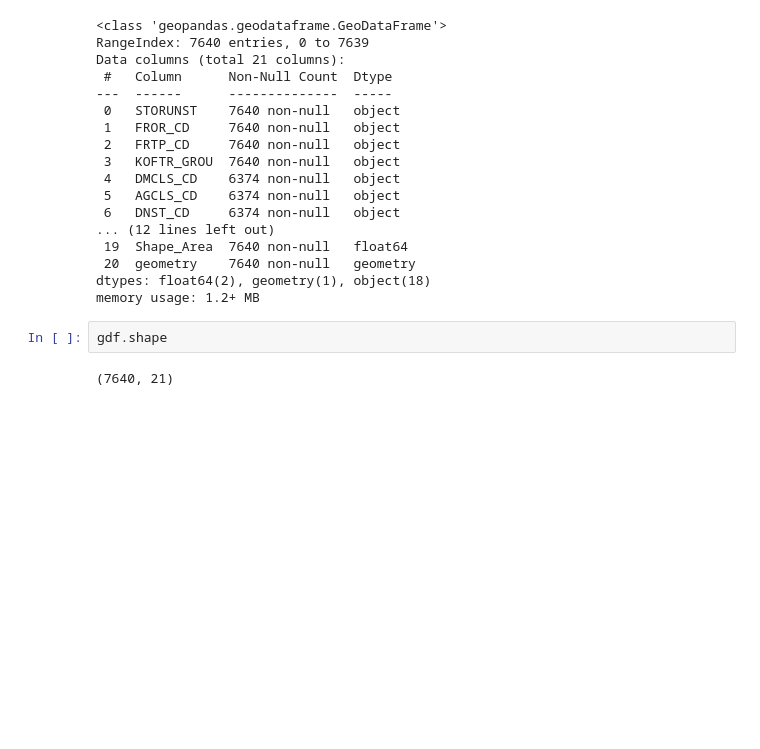
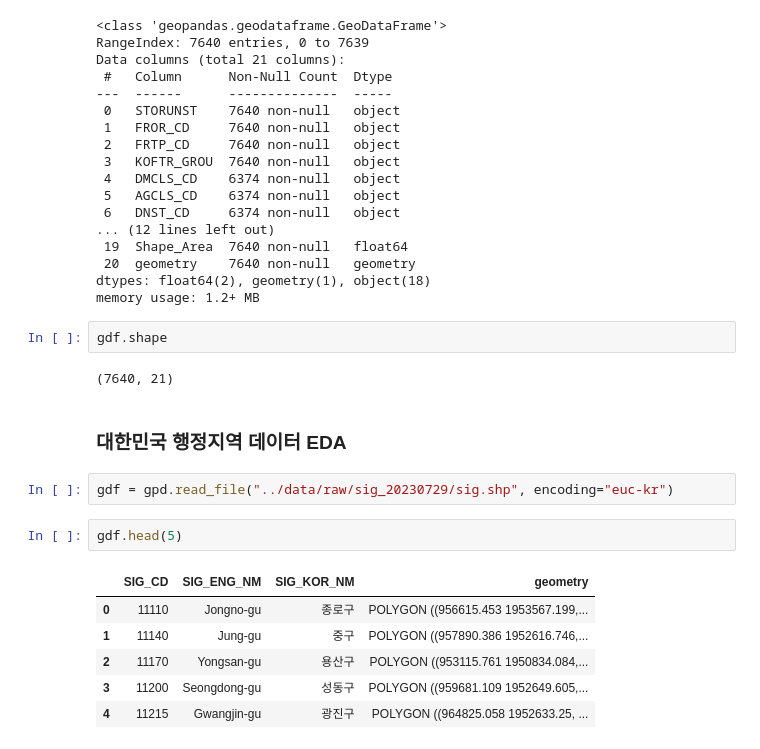
Before and after one commit to ta3wook/type2fire, a Jupyter notebook: notebooks/01_EDA.ipynb, the cells around one changed output. Cells and saved outputs as stored; diff of their text form; blank space fills up the shorter version.

```diff
--- a/notebooks/01_EDA.ipynb
+++ b/notebooks/01_EDA.ipynb
@@ -75,3 +77,16 @@ memory usage: 1.2+ MB
 gdf.shape
 # %% [output]
 (7640, 21)
+# %% [markdown]
+### 대한민국 행정지역 데이터 EDA
+# %%
+gdf = gpd.read_file("../data/raw/sig_20230729/sig.shp", encoding="euc-kr")
+# %%
+gdf.head(5)
+# %% [output]
+|  | SIG_CD | SIG_ENG_NM | SIG_KOR_NM | geometry |
+| 0 | 11110 | Jongno-gu | 종로구 | POLYGON ((956615.453 1953567.199,... |
+| 1 | 11140 | Jung-gu | 중구 | POLYGON ((957890.386 1952616.746,... |
+| 2 | 11170 | Yongsan-gu | 용산구 | POLYGON ((953115.761 1950834.084,... |
+| 3 | 11200 | Seongdong-gu | 성동구 | POLYGON ((959681.109 1952649.605,... |
+| 4 | 11215 | Gwangjin-gu | 광진구 | POLYGON ((964825.058 1952633.25, ... |
```
Also changed, not shown: parts of 5 cells of this notebook.
